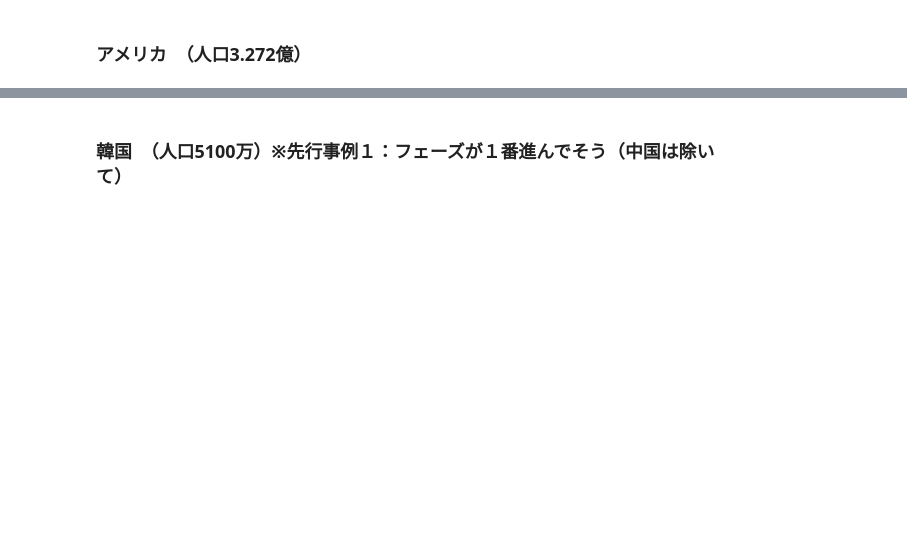
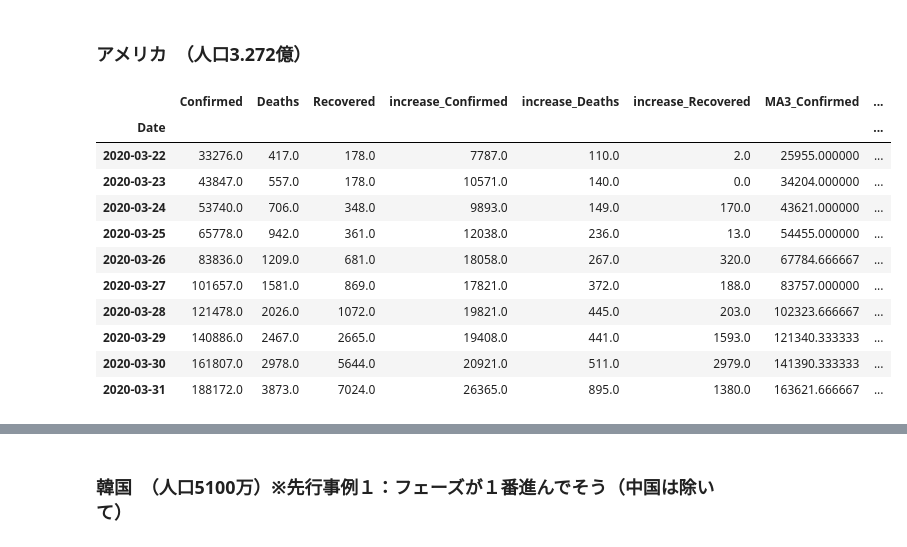
Before and after one commit to vz-shark/cov19pub, a Jupyter notebook: notebooks/COVID-19_situation_by_country.ipynb, the cells around one changed output, grey strips where cells are left out. Cells and saved outputs as stored; diff of their text form; code cells hidden in the pictures; blank space fills up the shorter version.

```diff
--- a/notebooks/COVID-19_situation_by_country.ipynb
+++ b/notebooks/COVID-19_situation_by_country.ipynb
@@ -289,7 +289,20 @@ To register the converters:
 # %% [markdown]
 ### アメリカ　（人口3.272億）
 # %%
-#country_dfs['US'].tail(10)
+country_dfs['US'].tail(10)
+# %% [output]
+|  | Confirmed | Deaths | Recovered | increase_Confirmed | increase_Deaths | increase_Recovered | MA3_Confirmed | ... |
+| Date |  |  |  |  |  |  |  | ... |
+| 2020-03-22 | 33276.0 | 417.0 | 178.0 | 7787.0 | 110.0 | 2.0 | 25955.000000 | ... |
+| 2020-03-23 | 43847.0 | 557.0 | 178.0 | 10571.0 | 140.0 | 0.0 | 34204.000000 | ... |
+| 2020-03-24 | 53740.0 | 706.0 | 348.0 | 9893.0 | 149.0 | 170.0 | 43621.000000 | ... |
+| 2020-03-25 | 65778.0 | 942.0 | 361.0 | 12038.0 | 236.0 | 13.0 | 54455.000000 | ... |
+| 2020-03-26 | 83836.0 | 1209.0 | 681.0 | 18058.0 | 267.0 | 320.0 | 67784.666667 | ... |
+| 2020-03-27 | 101657.0 | 1581.0 | 869.0 | 17821.0 | 372.0 | 188.0 | 83757.000000 | ... |
+| 2020-03-28 | 121478.0 | 2026.0 | 1072.0 | 19821.0 | 445.0 | 203.0 | 102323.666667 | ... |
+| 2020-03-29 | 140886.0 | 2467.0 | 2665.0 | 19408.0 | 441.0 | 1593.0 | 121340.333333 | ... |
+| 2020-03-30 | 161807.0 | 2978.0 | 5644.0 | 20921.0 | 511.0 | 2979.0 | 141390.333333 | ... |
+| 2020-03-31 | 188172.0 | 3873.0 | 7024.0 | 26365.0 | 895.0 | 1380.0 | 163621.666667 | ... |
 # %%
 fig, axes = plt.subplots(1,2, figsize=figsize)
 displot(country_dfs['US'], axes[0], 'US', )
```
Also changed, not shown: parts of 12 cells of this notebook.
